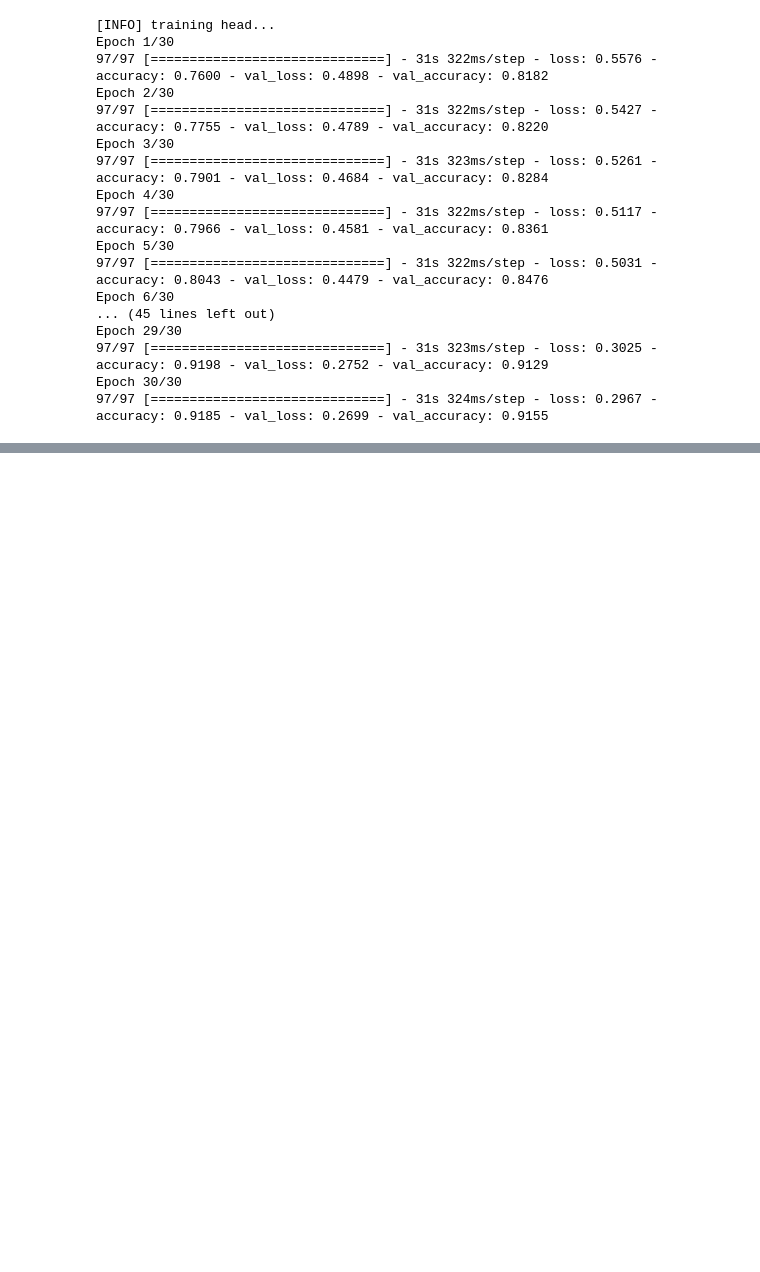
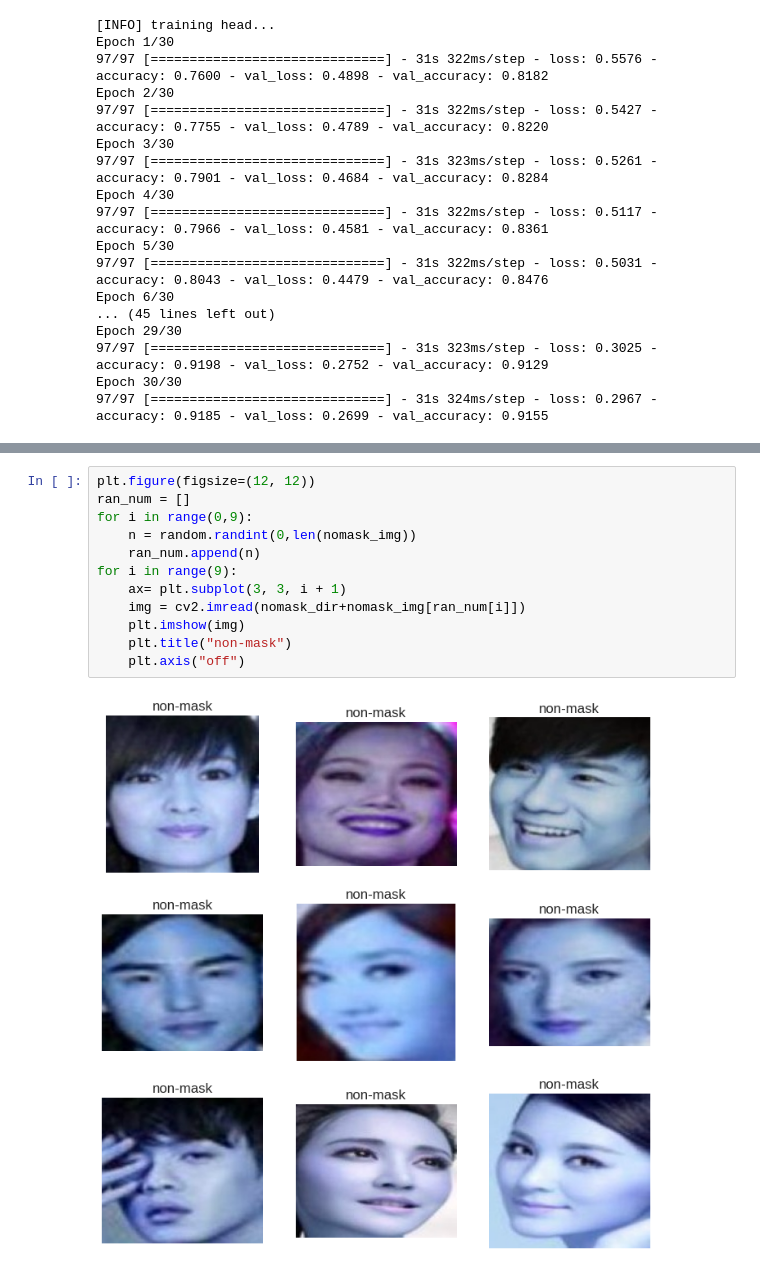
Before and after one commit to harsh-ux/PRML-Mask-Detection, a Jupyter notebook: mask.ipynb, the cells around one changed output, grey strips where cells are left out. Cells and saved outputs as stored; diff of their text form; blank space fills up the shorter version.

```diff
--- a/mask.ipynb
+++ b/mask.ipynb
@@ -428,0 +494,14 @@ Epoch 30/30
+# %%
+plt.figure(figsize=(12, 12))
+ran_num = []
+for i in range(0,9):
+    n = random.randint(0,len(nomask_img))
+    ran_num.append(n)
+for i in range(9):
+    ax= plt.subplot(3, 3, i + 1)
+    img = cv2.imread(nomask_dir+nomask_img[ran_num[i]])
+    plt.imshow(img)
+    plt.title("non-mask")
+    plt.axis("off")
+# %% [output]
+[figure, added]
```
Also changed, not shown: parts of 41 cells of this notebook.
